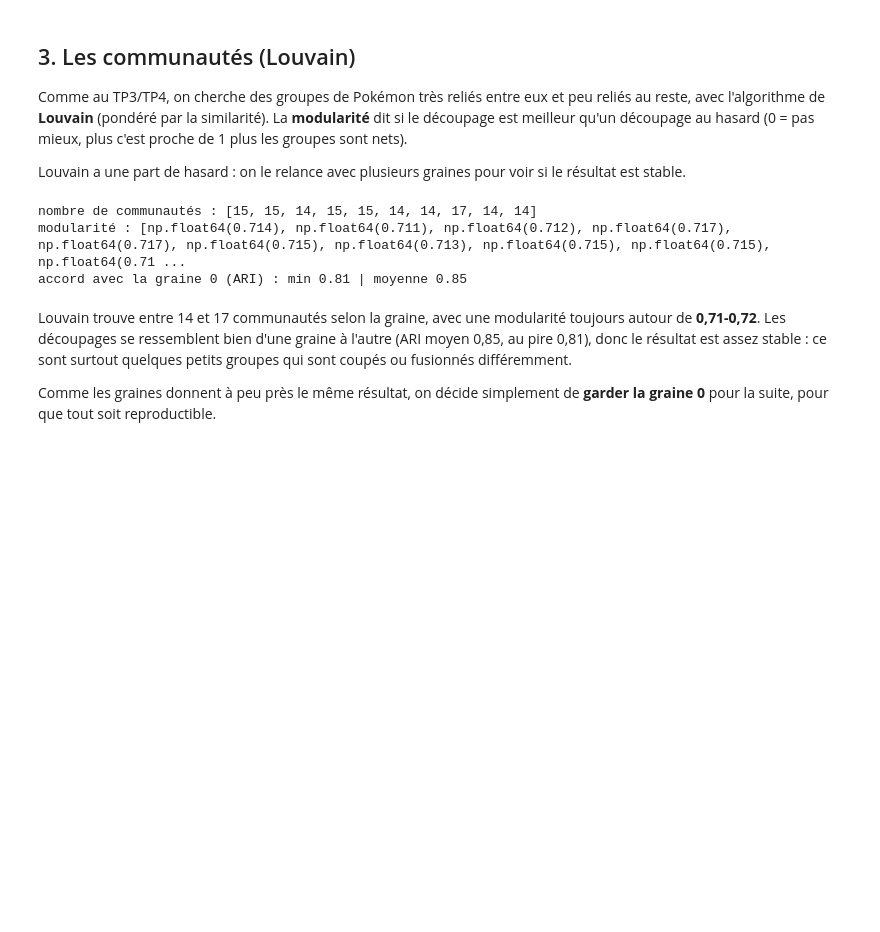
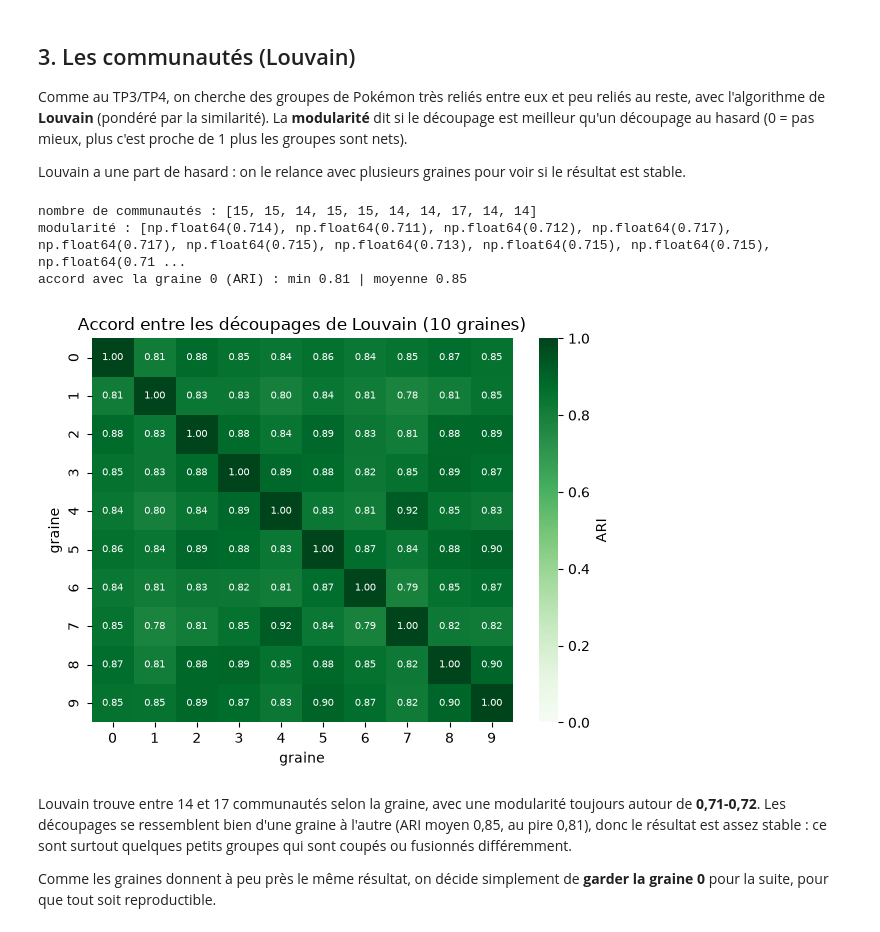
Before and after one commit to Kez0X/projet_pokemon, a Jupyter notebook: notebooks/07_reseau.ipynb, the cells around one changed output. Cells and saved outputs as stored; diff of their text form; code cells hidden in the pictures; blank space fills up the shorter version.

```diff
--- a/notebooks/07_reseau.ipynb
+++ b/notebooks/07_reseau.ipynb
@@ -253,21 +265,28 @@ Louvain a une part de hasard : on le relance avec plusieurs graines pour voir si
 # %%
 from sklearn.metrics import adjusted_rand_score
 essais = {s: louvain_communities(G, weight="weight", seed=s) for s in range(10)}
 def etiquettes(comms):
     lab = {}
     for i, c in enumerate(sorted(comms, key=len, reverse=True)):
         for n in c:
             lab[n] = i
     return pd.Series(lab).sort_index()
 labs = {s: etiquettes(c) for s, c in essais.items()}
 print("nombre de communautés :", [len(c) for c in essais.values()])
 print("modularité :", [round(modularity(G, c, weight="weight"), 3) for c in essais.values()])
 ari = [adjusted_rand_score(labs[0], labs[s]) for s in range(1, 10)]
 print("accord avec la graine 0 (ARI) : min", round(min(ari), 2), "| moyenne", round(np.mean(ari), 2))
+ari_mat = pd.DataFrame([[adjusted_rand_score(labs[a], labs[b]) for b in range(10)] for a in range(10)])
+fig, ax = plt.subplots(figsize=(6, 4.8))
+sns.heatmap(ari_mat, annot=True, fmt=".2f", cmap="Greens", vmin=0, vmax=1, annot_kws={"size": 7},
+            cbar_kws={"label": "ARI"}, ax=ax)
+ax.set_xlabel("graine"); ax.set_ylabel("graine"); ax.set_title("Accord entre les découpages de Louvain (10 graines)")
+plt.tight_layout(); plt.show()
 # %% [output]
 nombre de communautés : [15, 15, 14, 15, 15, 14, 14, 17, 14, 14]
 modularité : [np.float64(0.714), np.float64(0.711), np.float64(0.712), np.float64(0.717), np.float64(0.717), np.float64(0.715), np.float64(0.713), np.float64(0.715), np.float64(0.715), np.float64(0.71 ...
 accord avec la graine 0 (ARI) : min 0.81 | moyenne 0.85
+[figure, added]
 # %% [markdown]
 Louvain trouve entre 14 et 17 communautés selon la graine, avec une modularité toujours autour de **0,71-0,72**. Les découpages se ressemblent bien d'une graine à l'autre (ARI moyen 0,85, au pire 0,81), donc le résultat est assez stable : ce sont surtout quelques petits groupes qui sont coupés ou fusionnés différemment.
 
```
Also changed, not shown: parts of 24 cells of this notebook.
